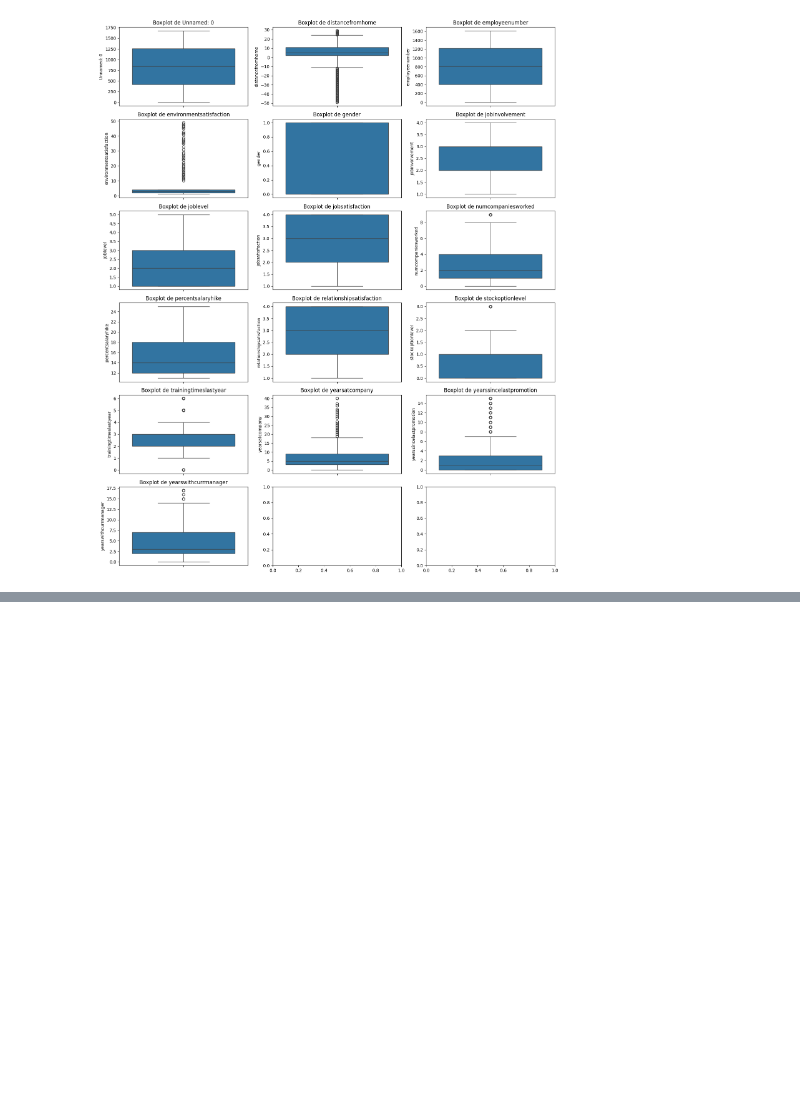
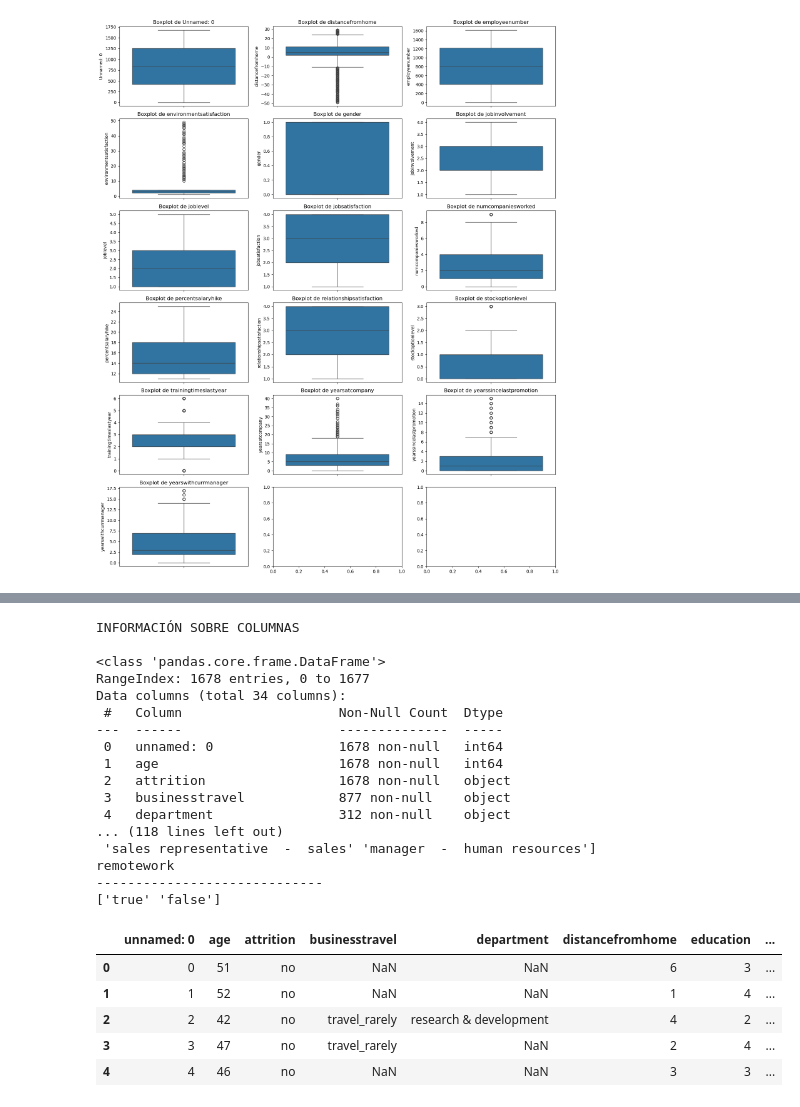
Before and after one commit to MartaMecaLopez/HappyFactor, a Jupyter notebook: proyecto-da-promo-50-modulo-3-team-1.ipynb, the cells around one changed output, grey strips where cells are left out. Cells and saved outputs as stored; diff of their text form; code cells hidden in the pictures; blank space fills up the shorter version.

```diff
--- a/proyecto-da-promo-50-modulo-3-team-1.ipynb
+++ b/proyecto-da-promo-50-modulo-3-team-1.ipynb
@@ -222,0 +296,26 @@ plt.show()
+# %%
+visual.extract_data(df)
+# %% [output]
+INFORMACIÓN SOBRE COLUMNAS
+
+<class 'pandas.core.frame.DataFrame'>
+RangeIndex: 1678 entries, 0 to 1677
+Data columns (total 34 columns):
+ #   Column                    Non-Null Count  Dtype
+---  ------                    --------------  -----
+ 0   unnamed: 0                1678 non-null   int64
+ 1   age                       1678 non-null   int64
+ 2   attrition                 1678 non-null   object
+ 3   businesstravel            877 non-null    object
+ 4   department                312 non-null    object
+... (118 lines left out)
+ 'sales representative  -  sales' 'manager  -  human resources']
+remotework
+-----------------------------
+['true' 'false']
+|  | unnamed: 0 | age | attrition | businesstravel | department | distancefromhome | education | ... |
+| 0 | 0 | 51 | no | NaN | NaN | 6 | 3 | ... |
+| 1 | 1 | 52 | no | NaN | NaN | 1 | 4 | ... |
+| 2 | 2 | 42 | no | travel_rarely | research & development | 4 | 2 | ... |
+| 3 | 3 | 47 | no | travel_rarely | NaN | 2 | 4 | ... |
+| 4 | 4 | 46 | no | NaN | NaN | 3 | 3 | ... |
```
Also changed, not shown: parts of 19 cells of this notebook, 3 other files.
